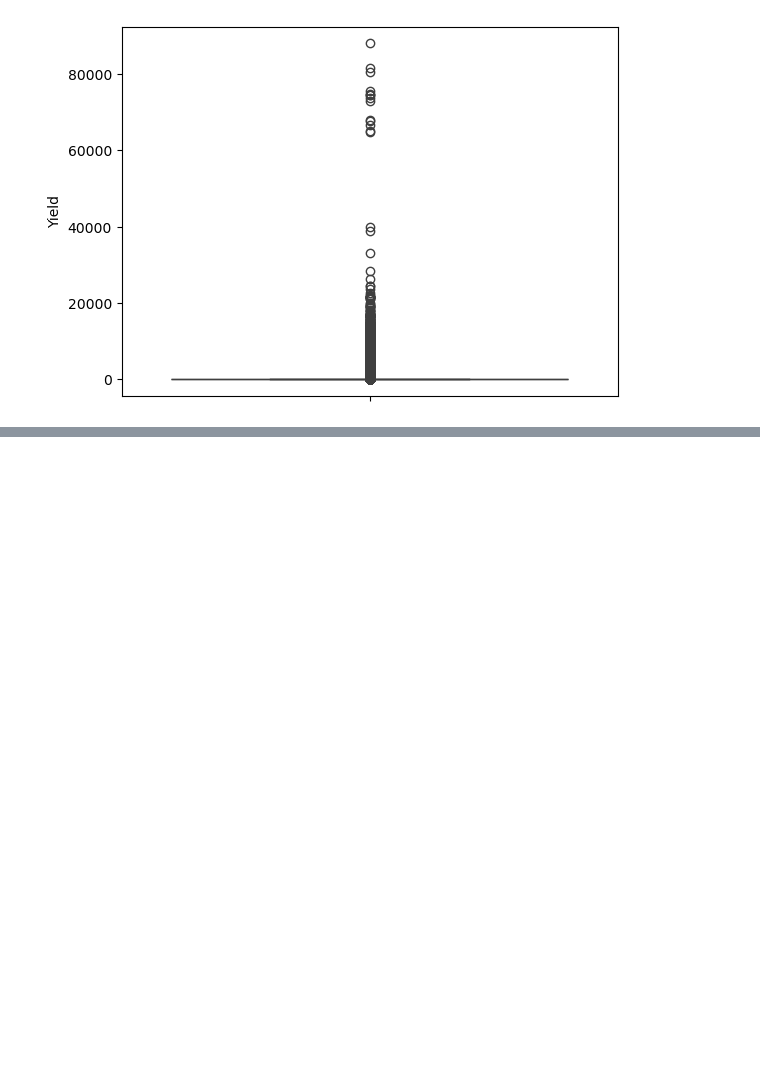
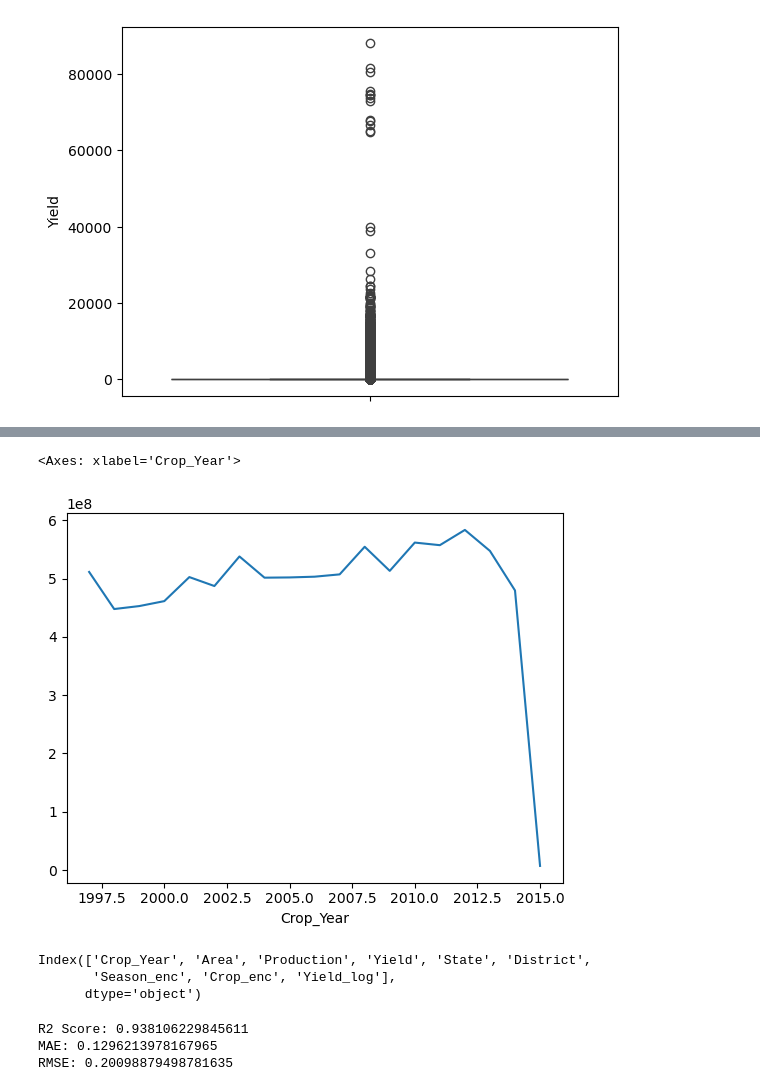
Before and after one commit to AgroVeda-The-Farmers-App/AgroVeda-notebooks, a Jupyter notebook: crop_production.ipynb, the cells around one changed output, grey strips where cells are left out. Drawn from its saved outputs; the diff is of its cells as text; code cells hidden in the pictures; blank space fills up the shorter version.

Commit message:
completed crop yield basic prediction

```diff
--- a/crop_production.ipynb
+++ b/crop_production.ipynb
@@ -122,0 +130,5 @@ sns.boxplot(df["Yield"])
+# %%
+df.groupby("Crop_Year")["Production"].sum().plot()
+# %% [output]
+<Axes: xlabel='Crop_Year'>
+[figure, added]
@@ -122,0 +157,6 @@ sns.boxplot(df["Yield"])
+# %%
+df_work.columns
+# %% [output]
+Index(['Crop_Year', 'Area', 'Production', 'Yield', 'State', 'District',
+       'Season_enc', 'Crop_enc', 'Yield_log'],
+      dtype='object')
@@ -122,0 +184,12 @@ sns.boxplot(df["Yield"])
+# %%
+r2 = r2_score(y_test, y_pred)
+mae = mean_absolute_error(y_test, y_pred)
+rmse = np.sqrt(mean_squared_error(y_test, y_pred))
+
+print("R2 Score:", r2)
+print("MAE:", mae)
+print("RMSE:", rmse)
+# %% [output]
+R2 Score: 0.938106229845611
+MAE: 0.1296213978167965
+RMSE: 0.20098879498781635
```
Also changed, not shown: parts of 15 cells of this notebook, 7 other files.
